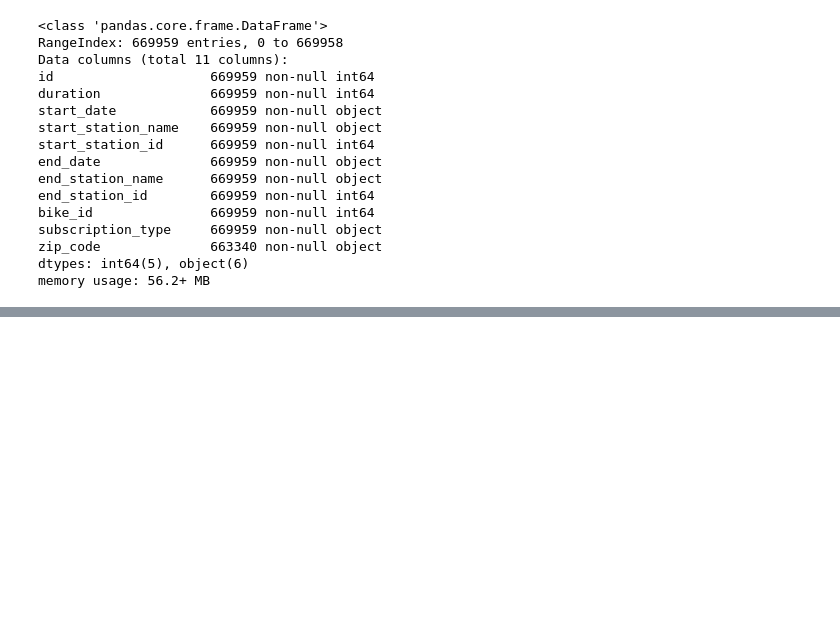
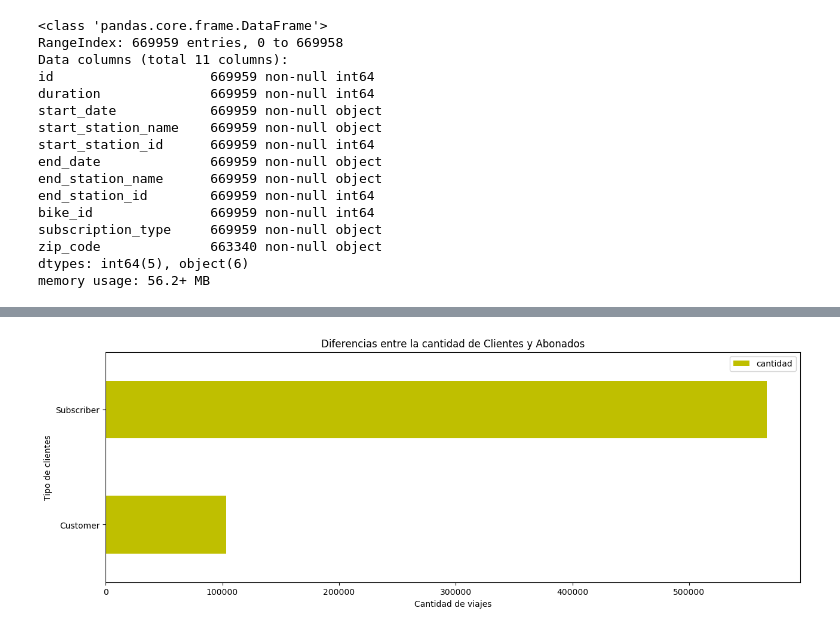
Before and after one commit to santiagoaso/2017datos, a Jupyter notebook: trip.ipynb, the cells around one changed output, grey strips where cells are left out. Cells and saved outputs as stored; diff of their text form; code cells hidden in the pictures; blank space fills up the shorter version.

```diff
--- a/trip.ipynb
+++ b/trip.ipynb
@@ -84,2 +125,11 @@ memory usage: 60.7+ MB
 # %%
 #que diferencias existen entre Subscriber y customer?
+# %%
+tipos_subs=trip.loc[:, ['subscription_type', 'cantidad']].groupby('subscription_type').agg(np.size)
+tipos_subs.plot.barh(color='y');
+
+plt.xlabel("Cantidad de viajes");
+plt.ylabel("Tipo de clientes");
+plt.title("Diferencias entre la cantidad de Clientes y Abonados");
+# %% [output]
+[figure, added]
```
Also changed, not shown: parts of 14 cells of this notebook.
